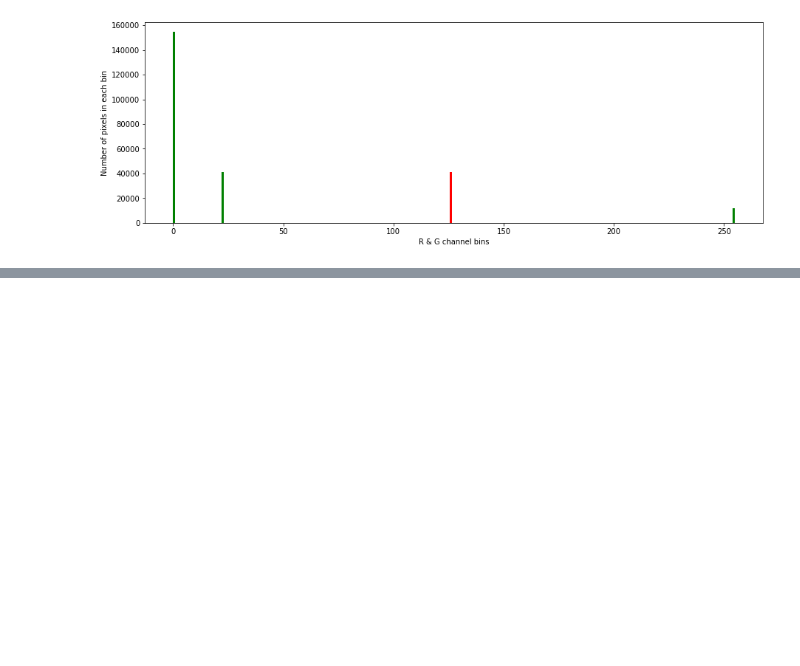
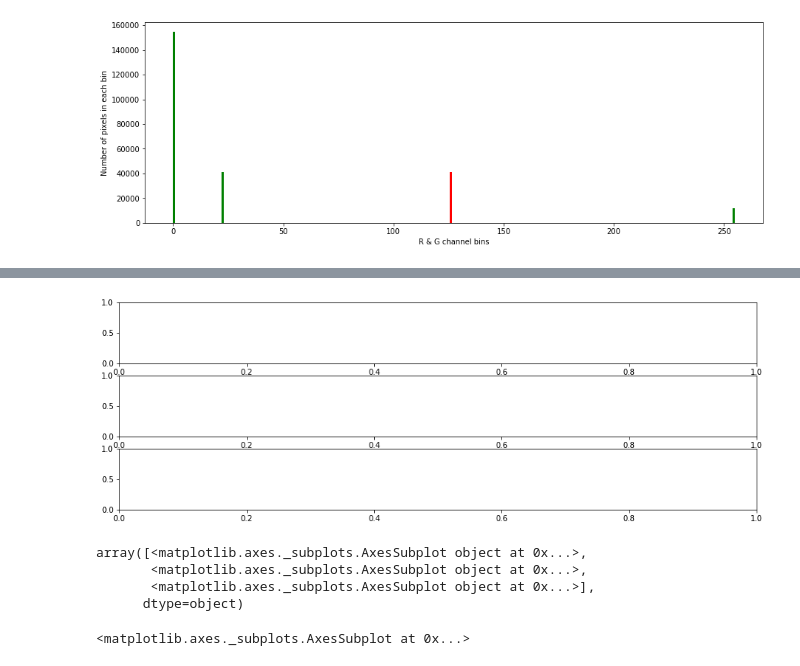
Before and after one commit to UIUC-iSchool-DataViz/is445_spring2022, a Jupyter notebook: _site/week02/inClass_week02.ipynb, the cells around one changed output, grey strips where cells are left out. Cells and saved outputs as stored; diff of their text form; code cells hidden in the pictures; blank space fills up the shorter version.

```diff
--- a/_site/week02/inClass_week02.ipynb
+++ b/_site/week02/inClass_week02.ipynb
@@ -233,0 +246,15 @@ plt.show()
+# %%
+fig, ax = plt.subplots(3,1,figsize=(15,5)) # 3=rows, 1=column
+# %% [output]
+[figure, added]
+# %%
+ax
+# %% [output]
+array([<matplotlib.axes._subplots.AxesSubplot object at 0x...>,
+       <matplotlib.axes._subplots.AxesSubplot object at 0x...>,
+       <matplotlib.axes._subplots.AxesSubplot object at 0x...>],
+      dtype=object)
+# %%
+ax[0]
+# %% [output]
+<matplotlib.axes._subplots.AxesSubplot at 0x...>
```
Also changed, not shown: parts of 1 cell of this notebook.
